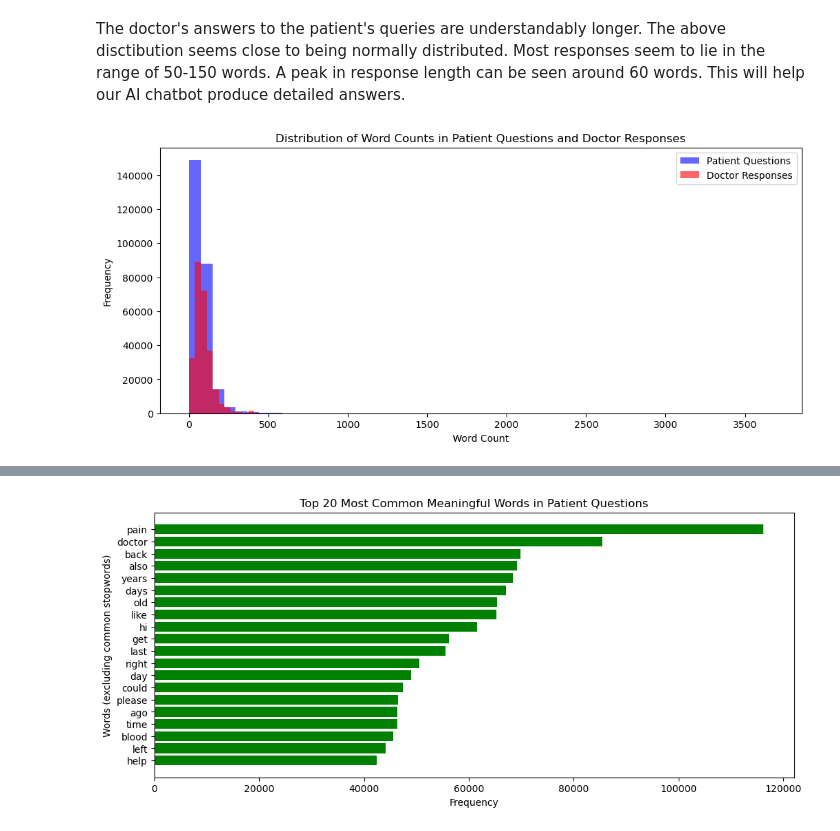
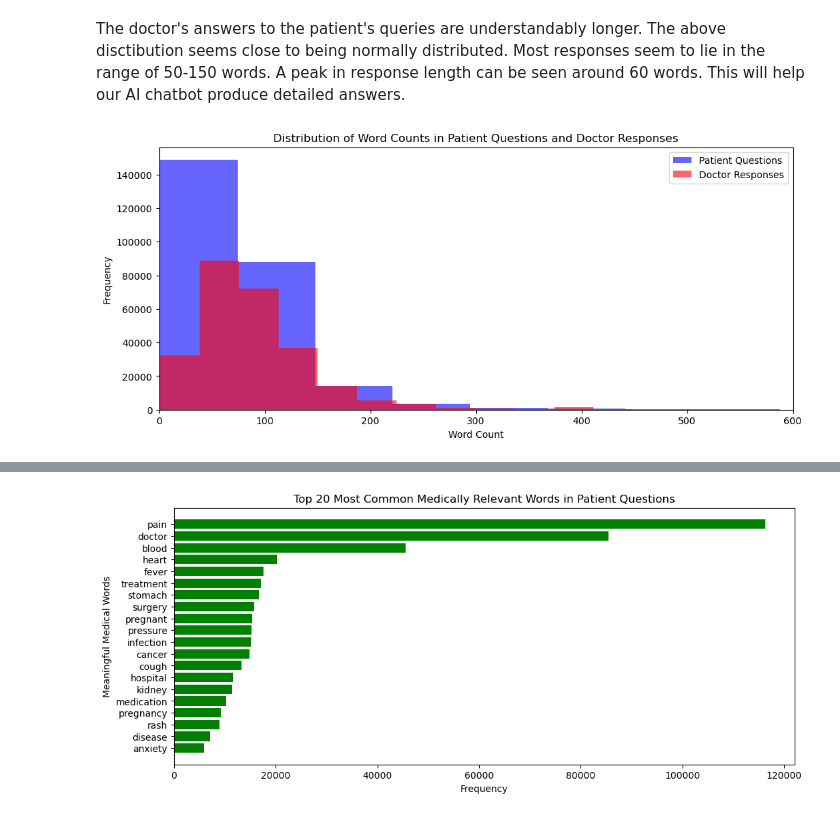
Before and after one commit to Arnav710/cse150a, a Jupyter notebook: data_exploration.ipynb, the cells around one changed output, grey strips where cells are left out. Saved outputs shown, nothing was run; the diff lists cells and outputs as text; code cells hidden in the pictures.

Commit message:
added filter words into data exploration

```diff
--- a/data_exploration.ipynb
+++ b/data_exploration.ipynb
@@ -144,38 +144,49 @@ plt.hist(df["Doctor_Word_Count"], bins=50, color="red", alpha=0.6, label="Doctor
 plt.xlabel("Word Count")
 plt.ylabel("Frequency")
 plt.title("Distribution of Word Counts in Patient Questions and Doctor Responses")
+plt.xlim(0, 600)
 plt.legend()
 plt.show()
 # %% [output]
-[figure, old version]
+[figure, new version]
 # %%
-# Download NLTK stopwords if not already available
+# Download stopwords if not already available
 nltk.download("stopwords")
 stop_words = set(stopwords.words("english"))
 
-# Function to tokenize text: lower case, remove punctuation, and filter out stopwords
+# Define a set of medical terms or meaningful words (expand this list as needed)
+medical_terms = {
+    "pain", "doctor", "blood", "infection", "cancer", "fever", "diabetes",
+    "headache", "stomach", "vomiting", "cough", "injury", "fracture", "rash",
+    "allergy", "pressure", "heart", "lungs", "kidney", "treatment", "surgery",
+    "medication", "anxiety", "depression", "symptom", "disease", "virus",
+    "bacteria", "pregnant", "pregnancy", "hospital", "nausea", "thyroid",
+    "asthma", "arthritis", "chronic", "infection", "blood", "therapy"
+}
+
+# Function to tokenize and filter text
 def tokenize(text):
     text = text.lower()
-    text = re.sub(r"[^\w\s]", "", text)  # remove punctuation
+    text = re.sub(r"[^\w\s]", "", text)  # Remove punctuation
     words = text.split()
-    # Filter out stopwords and words with only digits (if needed)
-    filtered_words = [word for word in words if word not in stop_words and not word.isdigit()]
+    # Remove stopwords and keep only medical-related words
+    filtered_words = [word for word in words if word in medical_terms]
     return filtered_words
 
-# Count word frequencies in patient questions, excluding stopwords
+# Count medical word frequencies in patient questions
 word_counts = Counter()
 df["Patient"].dropna().apply(lambda x: word_counts.update(tokenize(x)))
 
-# Get the 20 most common words (excluding stopwords)
+# Get the 20 most common **medical** words
 common_words = word_counts.most_common(20)
 words, counts = zip(*common_words)
 
-# Plot the common words as a horizontal bar chart
+# Plot the cleaned word list
 plt.figure(figsize=(12, 5))
-plt.barh(words[::-1], counts[::-1], color="green")  # reverse order for descending frequency
+plt.barh(words[::-1], counts[::-1], color="green")  # Reverse order for descending frequency
 plt.xlabel("Frequency")
-plt.ylabel("Words (excluding common stopwords)")
-plt.title("Top 20 Most Common Meaningful Words in Patient Questions")
+plt.ylabel("Meaningful Medical Words")
+plt.title("Top 20 Most Common Medically Relevant Words in Patient Questions")
 plt.show()
 # %% [output]
 [nltk_data] Downloading package stopwords to
@@ -184 +195 @@ plt.show()
-[figure, old version]
+[figure, new version]
```
Also changed, not shown: parts of 1 cell of this notebook.
